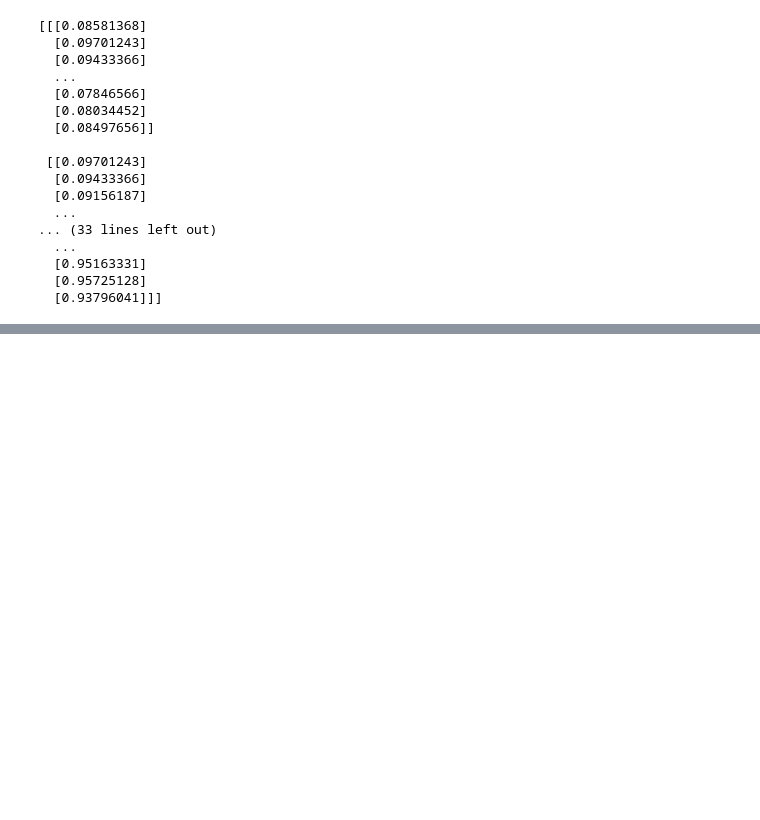
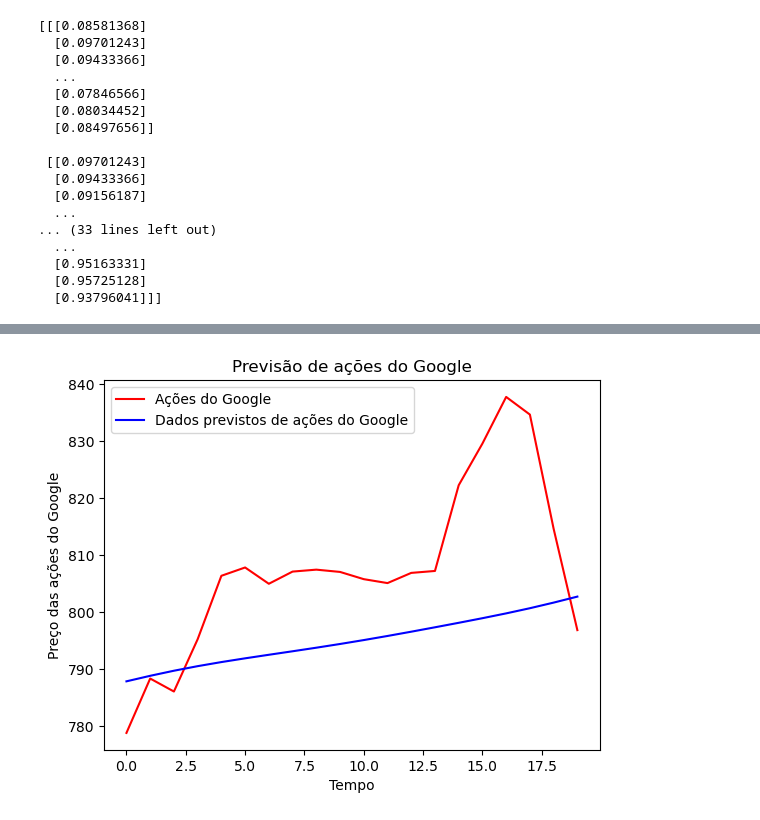
Before and after one commit to GabrielPSMartins/machine-learning-labs, a Jupyter notebook: 03_deep_learning_and_computer_vision/lab_01_lstm_data_preprocessing.ipynb, the cells around one changed output, grey strips where cells are left out. Cells and saved outputs as stored; diff of their text form; code cells hidden in the pictures; blank space fills up the shorter version.

Commit message:
feat: implementando a previsão dos dados

```diff
--- a/03_deep_learning_and_computer_vision/lab_01_lstm_data_preprocessing.ipynb
+++ b/03_deep_learning_and_computer_vision/lab_01_lstm_data_preprocessing.ipynb
@@ -161 +150,10 @@ Epoch 66: early stopping
 <keras.src.callbacks.history.History at 0x...>
+# %%
+# Carregando o dataset de teste
+dataset_test = pd.read_csv("../data_sample/dados_google/Google_Stock_Price_Test.csv")
+real_stock_price = dataset_test.iloc[:, 1:2].values
+# %%
+dataset_total = pd.concat((dataset_train['Open'], dataset_test['Open']), axis=0)
+# %%
+inputs = dataset_total[len(dataset_total)-len(dataset_test)-60:].values
+inputs
@@ -161,0 +171,11 @@ Epoch 66: early stopping
+# %%
+# Normalização dos dados de teste
+inputs = inputs.reshape(-1, 1)
+inputs = scaler.transform(inputs)
+X_test = []
+for i in range(60, 80):
+    X_test.append(inputs[i-60:i, 0])
+X_test = np.array(X_test)
+X_test = np.reshape(X_test, (X_test.shape[0], X_test.shape[1], 1))
+predicted_stock_price = modelo.predict(X_test)
+predicted_stock_price = scaler.inverse_transform(predicted_stock_price)
@@ -161,0 +184,11 @@ Epoch 66: early stopping
+# %%
+# Visualização dos resultados
+plt.plot(real_stock_price, color='red', label='Ações do Google')
+plt.plot(predicted_stock_price, color='blue', label='Dados previstos de ações do Google')
+plt.title('Previsão de ações do Google')
+plt.xlabel('Tempo')
+plt.ylabel('Preço das ações do Google')
+plt.legend()
+plt.show()
+# %% [output]
+[figure, added]
```
Also changed, not shown: parts of 4 cells of this notebook.
